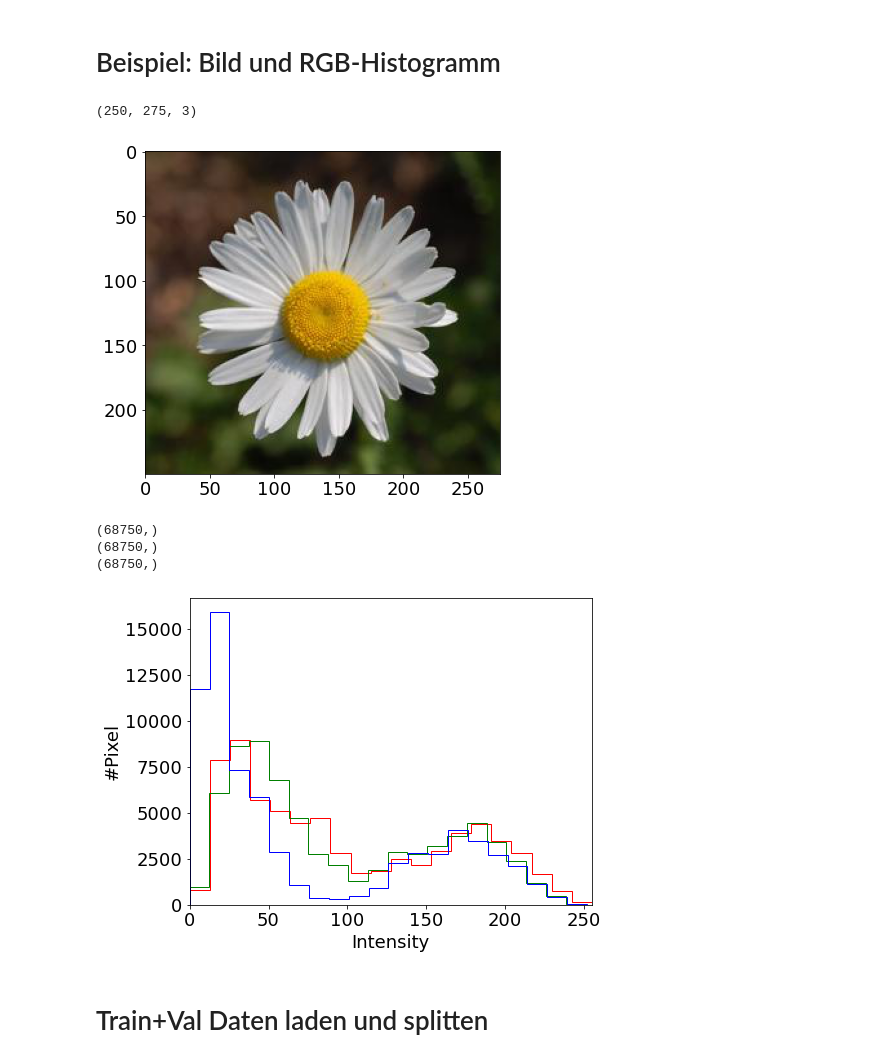
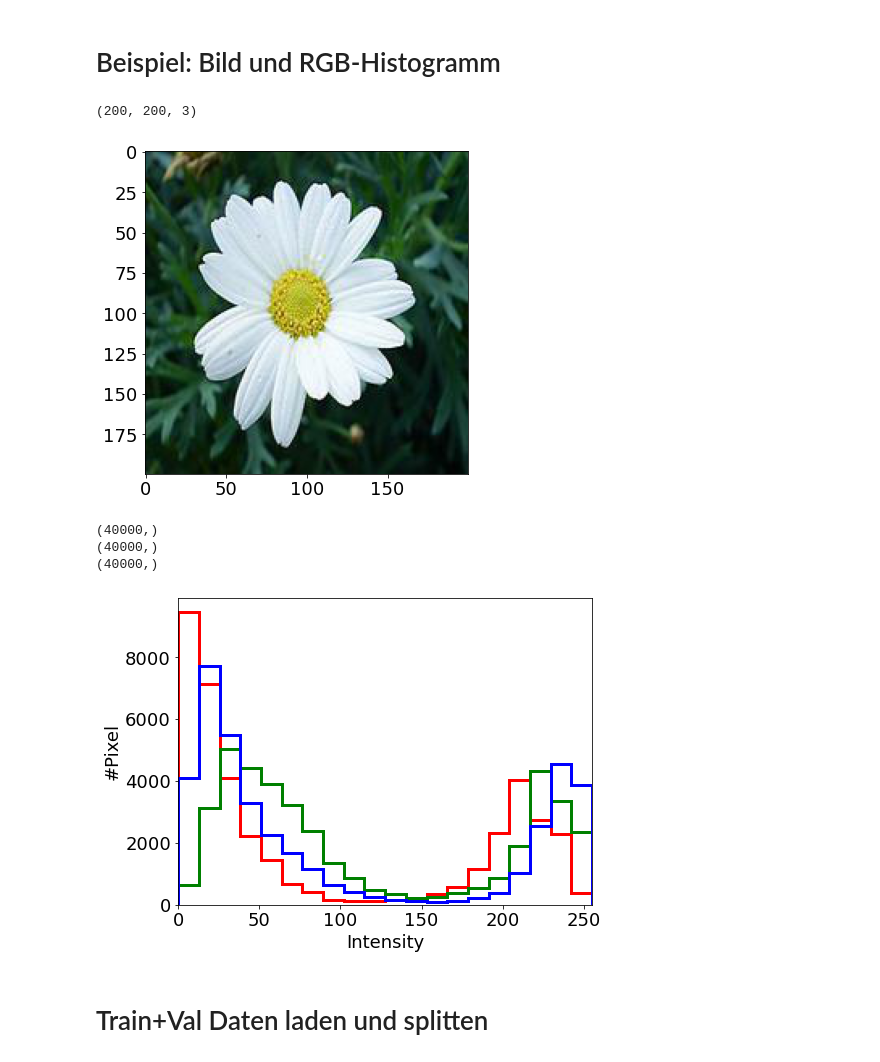
Before and after one commit to LukasBeiske/project_Flowers-299, a Jupyter notebook: alternative_approach.ipynb, the cells around one changed output. Drawn from its saved outputs; the diff is of its cells as text; code cells hidden in the pictures.

Commit message:
alternative approach example fix

```diff
--- a/alternative_approach.ipynb
+++ b/alternative_approach.ipynb
@@ -30,17 +30,17 @@ if not os.path.isdir(path + "alternative_approach"):
 # %% [markdown]
 # Beispiel: Bild und RGB-Histogramm
 # %%
-im = np.array(Image.open("data/image.jpg"))
+im = np.array(Image.open("example_images/MargueriteDaisy.jpg"))
 print(im.shape)
 
 fig = plt.figure()
 ax = fig.add_subplot()
 
 ax.imshow(im)
 fig.savefig(path + "alternative_approach/example_image.pdf")
 # %% [output]
-(250, 275, 3)
+(200, 200, 3)
-[figure, old version]
+[figure, new version]
 # %%
 fig = plt.figure()
 ax = fig.add_subplot()
@@ -48,17 +48,17 @@ ax = fig.add_subplot()
 for rgb,color in zip((0,1,2),('r', 'g', 'b')):
     bla = im[:,:,rgb].reshape(-1)
     print(bla.shape)
-    ax.hist(bla, color=color, bins = 20, alpha= 1, histtype='step')
+    ax.hist(bla, color=color, bins = 20, alpha= 1, histtype='step', linewidth =3)
 
 ax.set_xlim(0, 255)
 ax.set_xlabel("Intensity")
 ax.set_ylabel("#Pixel")
 fig.savefig(path + "alternative_approach/example_rgb_hist.pdf")
 # %% [output]
-(68750,)
-(68750,)
-(68750,)
+(40000,)
+(40000,)
+(40000,)
-[figure, old version]
+[figure, new version]
 # %% [markdown]
 # Train+Val Daten laden und splitten
 # %%
```
Also changed, not shown: parts of 4 cells of this notebook.
